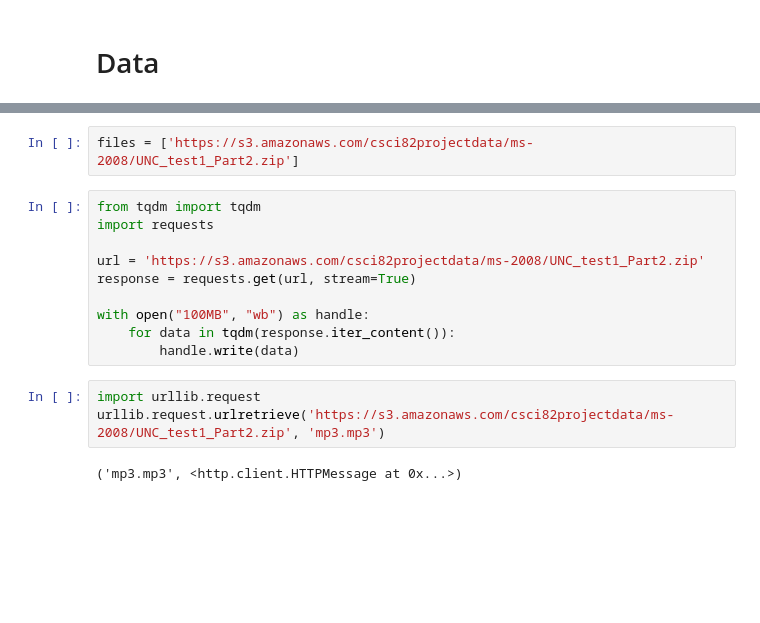
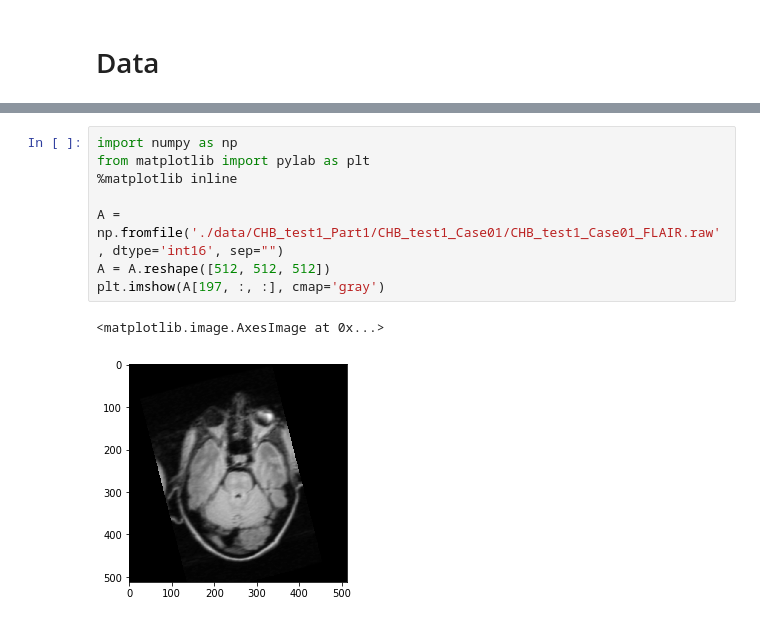
Before and after one commit to NOllAl/CSCI82Project, a Jupyter notebook: CSCI82 - Final project.ipynb, the cells around one changed output, grey strips where cells are left out. Saved outputs shown, nothing was run; the diff lists cells and outputs as text; blank space fills up the shorter version.

Commit message:
Data loading

```diff
--- a/CSCI82 - Final project.ipynb
+++ b/CSCI82 - Final project.ipynb
@@ -44,17 +50,11 @@ list(map(download_and_unzip, files))
-# %%
-files = ['https://s3.amazonaws.com/csci82projectdata/ms-2008/UNC_test1_Part2.zip']
-# %%
-from tqdm import tqdm
-import requests
-
-url = 'https://s3.amazonaws.com/csci82projectdata/ms-2008/UNC_test1_Part2.zip'
-response = requests.get(url, stream=True)
-
-with open("100MB", "wb") as handle:
-    for data in tqdm(response.iter_content()):
-        handle.write(data)
-# %%
-import urllib.request
-urllib.request.urlretrieve('https://s3.amazonaws.com/csci82projectdata/ms-2008/UNC_test1_Part2.zip', 'mp3.mp3')
-# %% [output]
-('mp3.mp3', <http.client.HTTPMessage at 0x...>)
+# %%
+import numpy as np
+from matplotlib import pylab as plt
+%matplotlib inline
+
+A = np.fromfile('./data/CHB_test1_Part1/CHB_test1_Case01/CHB_test1_Case01_FLAIR.raw', dtype='int16', sep="")
+A = A.reshape([512, 512, 512])
+plt.imshow(A[197, :, :], cmap='gray')
+# %% [output]
+<matplotlib.image.AxesImage at 0x...>
+[figure, added]
```
Also changed, not shown: parts of 3 cells of this notebook.
